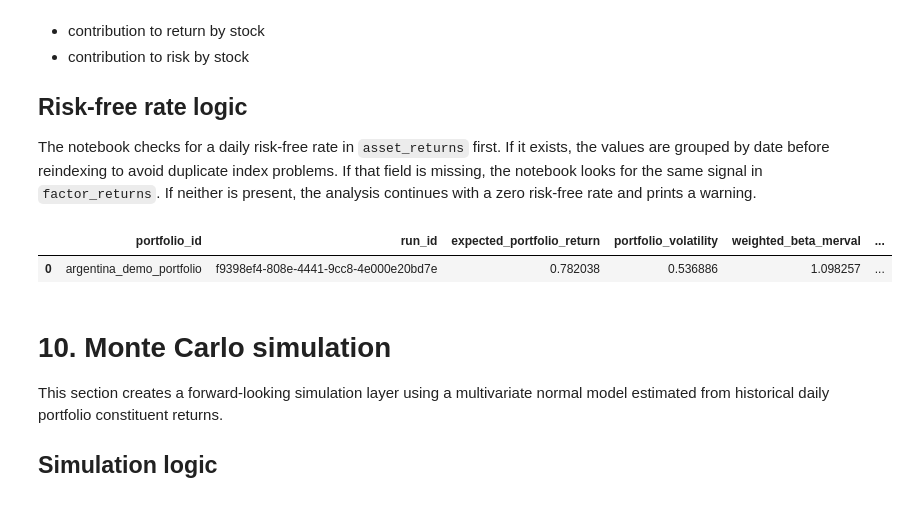
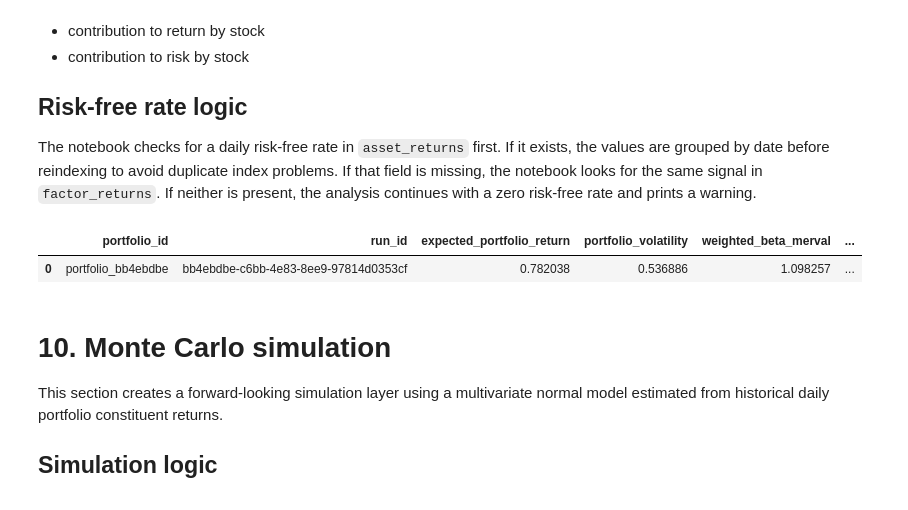
Before and after one commit to joseBouza17/bigdata-merval-analysis, a Jupyter notebook: 02_transform_serve_montecarlo.ipynb, the cells around one changed output. Cells and saved outputs as stored; diff of their text form; code cells hidden in the pictures.

```diff
--- a/02_transform_serve_montecarlo.ipynb
+++ b/02_transform_serve_montecarlo.ipynb
@@ -370,6 +341,7 @@ Validation checks include:
 - the portfolio has overlapping return history across all selected names
 # %%
 weights = validate_portfolio_weights(USER_PORTFOLIO)
+PORTFOLIO_ID = f"portfolio_{RUN_ID[:8]}"
 
 available_stock_tickers = set(stock_metrics["ticker"].astype(str)) if "ticker" in stock_metrics.columns else set()
 missing_in_stock_metrics = sorted(set(weights.index) - available_stock_tickers)
@@ -453,7 +425,7 @@ elif "risk_free_daily" in factor_returns.columns:
     )
 
 if risk_free_series is not None and not risk_free_series.empty:
-    aligned_rf = risk_free_series.reindex(portfolio_daily_returns.index).ffill().fillna(0)
+    aligned_rf = risk_free_series.reindex(portfolio_daily_returns.index).fillna(method="ffill").fillna(0)
 else:
     print("Warning: risk_free_daily not found in processed inputs. Defaulting to 0 for Sharpe ratio.")
     aligned_rf = pd.Series(0, index=portfolio_daily_returns.index, dtype="float64")
@@ -509,78 +481,34 @@ else:
 portfolio_scenarios = pd.DataFrame([
     {
         "portfolio_id": PORTFOLIO_ID,
         "run_id": RUN_ID,
         "expected_portfolio_return": expected_portfolio_return,
         "portfolio_volatility": portfolio_volatility,
         "weighted_beta_merval": weighted_beta_merval,
         "weighted_beta_eem": weighted_beta_eem,
         "weighted_sharpe": weighted_sharpe,
         "max_drawdown": max_drawdown,
         "diversification_effect": diversification_effect,
         "concentration_risk_hhi": concentration_risk_hhi,
         "num_assets": int(len(weights)),
         "ingestion_timestamp": INGESTION_TIMESTAMP,
     }
 ])
 
-# Build stock-level lookup for portfolio contribution enrichment.
-stock_metric_lookup = stock_metrics.copy()
-if "ticker" in stock_metric_lookup.columns:
-    stock_metric_lookup["ticker"] = stock_metric_lookup["ticker"].astype(str)
-    stock_metric_lookup = stock_metric_lookup.drop_duplicates(subset=["ticker"]).set_index("ticker")
-else:
-    stock_metric_lookup = pd.DataFrame(index=weights.index)
-
-def choose_stock_metric_column(df, candidates):
-    for col in candidates:
-        if col in df.columns:
-            return col
-    return None
-
-fx_corr_col = choose_stock_metric_column(stock_metric_lookup, ["corr_with_fx", "fx_correlation"])
-inflation_col = choose_stock_metric_column(stock_metric_lookup, ["inflation_proxy", "inflation_exposure"])
-country_risk_col = choose_stock_metric_column(stock_metric_lookup, ["country_risk_proxy", "country_risk_exposure"])
-
-if fx_corr_col:
-    fx_correlation = pd.to_numeric(stock_metric_lookup[fx_corr_col], errors="coerce").reindex(weights.index)
-else:
-    fx_correlation = pd.Series(np.nan, index=weights.index, dtype="float64")
-
-if inflation_col:
-    inflation_exposure = pd.to_numeric(stock_metric_lookup[inflation_col], errors="coerce").reindex(weights.index)
-else:
-    inflation_exposure = pd.Series(np.nan, index=weights.index, dtype="float64")
-
-if country_risk_col:
-    country_risk_exposure = pd.to_numeric(stock_metric_lookup[country_risk_col], errors="coerce").reindex(weights.index)
-else:
-    country_risk_exposure = pd.Series(np.nan, index=weights.index, dtype="float64")
-
-currency_risk_score = (
-    fx_correlation.abs()
-    * (1 + inflation_exposure.fillna(0))
-    * (1 + country_risk_exposure.fillna(0))
-).replace([np.inf, -np.inf], np.nan)
-
-# Build portfolio contributions table with currency risk metrics.
 portfolio_contributions = pd.DataFrame({
     "portfolio_id": PORTFOLIO_ID,
     "ticker": weights.index,
     "weight": weights.values,
     "contribution_to_return": contribution_to_return.values,
     "contribution_to_risk_pct": contribution_to_risk_pct.reindex(weights.index).values,
-    "fx_correlation": fx_correlation.reindex(weights.index).values,
-    "inflation_exposure": inflation_exposure.reindex(weights.index).values,
-    "country_risk_exposure": country_risk_exposure.reindex(weights.index).values,
-    "currency_risk_score": currency_risk_score.reindex(weights.index).values,
     "run_id": RUN_ID,
     "ingestion_timestamp": INGESTION_TIMESTAMP,
 })
 
 portfolio_scenarios
 # %% [output]
 |  | portfolio_id | run_id | expected_portfolio_return | portfolio_volatility | weighted_beta_merval | ... |
-| 0 | argentina_demo_portfolio | f9398ef4-808e-4441-9cc8-4e000e20bd7e | 0.782038 | 0.536886 | 1.098257 | ... |
+| 0 | portfolio_bb4ebdbe | bb4ebdbe-c6bb-4e83-8ee9-97814d0353cf | 0.782038 | 0.536886 | 1.098257 | ... |
 # %% [markdown]
 # 10. Monte Carlo simulation
 
```
Also changed, not shown: parts of 9 cells of this notebook.
